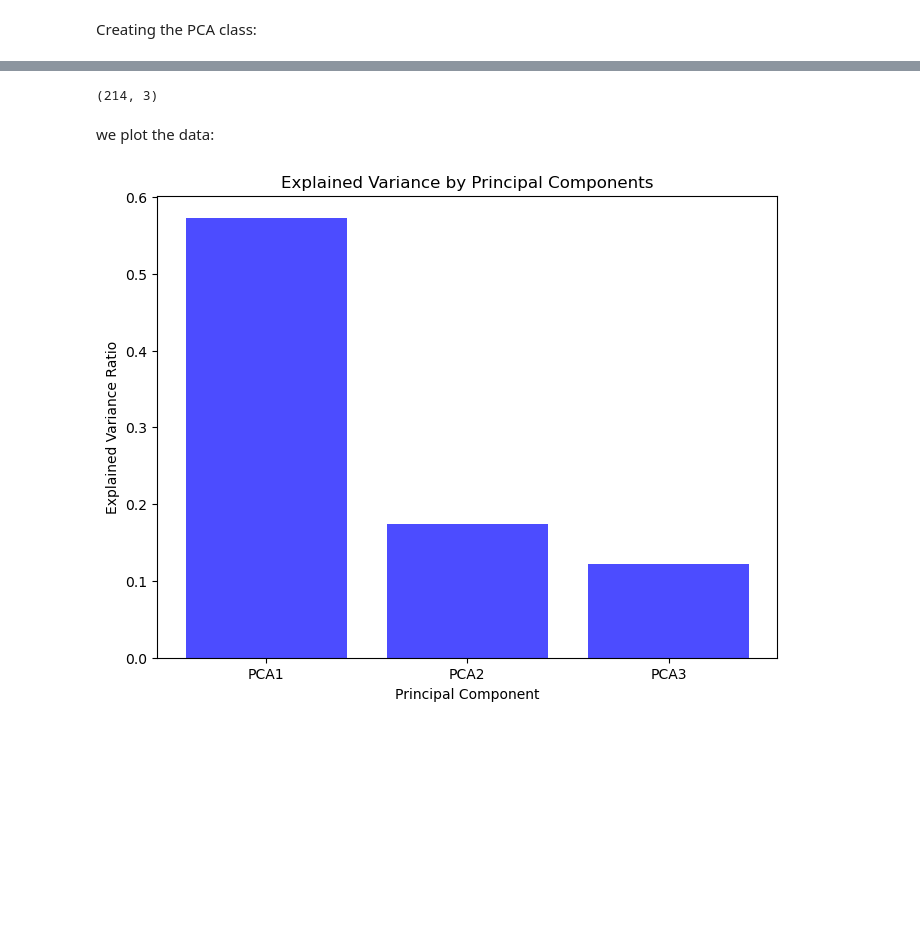
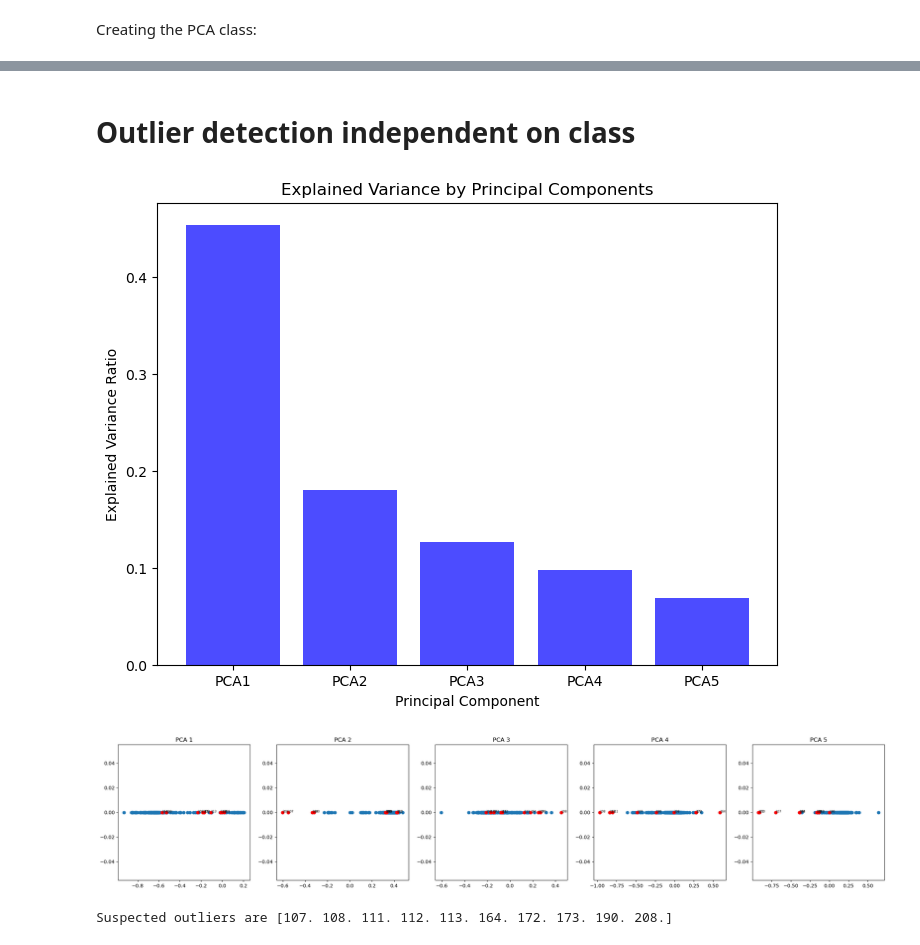
Before and after one commit to coxnevad/NTNU_TK8117_2025, a Jupyter notebook: advanced_week_02/group3/glass_pca_z_score.ipynb, the cells around one changed output, grey strips where cells are left out. Saved outputs shown, nothing was run; the diff lists cells and outputs as text; code cells hidden in the pictures; blank space fills up the shorter version.

```diff
--- a/advanced_week_02/group3/glass_pca_z_score.ipynb
+++ b/advanced_week_02/group3/glass_pca_z_score.ipynb
@@ -10,8 +10,12 @@ import matplotlib.pyplot as plt
 # %% [markdown]
 Loading the glass file from the "data folder"
 # %%
-glass_data = arff.loadarff('data/Glass_withoutdupl_norm.arff')
-df = pd.DataFrame(glass_data[0])
+glass_data = np.genfromtxt('data/glass.data', delimiter = ",")
 # %%
-print(df)
+print(f"Number \t RI \t Na \t Mg \t Al \t Si \t K \t Ca \t Ba \t Fe \t Type")
+
+#Normalizing the data
+
+normalized_data = (glass_data-glass_data.min(axis =0))/(glass_data.max(axis = 0)-glass_data.min(axis = 0))
+print(normalized_data)
 # %% [output]
@@ -124,10 +185,31 @@ Explained Variance:
-# %%
-X_transformed.shape
-# %% [output]
-(214, 3)
-# %% [markdown]
-we plot the data:
+# %% [markdown]
+# Outlier detection independent on class
 # %%
-pca.plot_explained_variance()
+pca2 = PCA(n_components=n_pc)
+pca2.fit(normalized_data[:,1:-1])
+x_transformed_2 = pca.transform(normalized_data[:,1:-1])
+
+pca2.plot_explained_variance()
+avg = np.average(x_transformed_2,axis = 0)
+
+std = np.std(x_transformed_2,axis = 0)
+
+z_score = np.absolute(((x_transformed_2-avg)/std))
+trueFalse = z_score >3.5
+
+outlier = np.any(trueFalse, axis = 1)
+fig, axes = plt.subplots(nrows = 1, ncols = n_pc, figsize = (28,5))
+for n in range(n_pc):
+        axes[n].set_title(f"PCA {n+1}")
+        axes[n].scatter(x_transformed_2[:,n], np.zeros(len(x_transformed_2[:,n])))
+        axes[n].scatter(x_transformed_2[outlier,n], np.zeros(len(x_transformed_2[outlier,n])), color = "r")
+        for name, cord in zip(glass_data[outlier,0],x_transformed_2[outlier,n]):
+            axes[n].annotate(str(int(name)),(cord, 0), size = 6 )
+
+plt.show()
+
+print(f'Suspected outliers are {glass_data[outlier,0]}')
 # %% [output]
-[figure, old version]
+[figure, new version]
+[figure, added]
+Suspected outliers are [107. 108. 111. 112. 113. 164. 172. 173. 190. 208.]
```
Also changed, not shown: parts of 15 cells of this notebook.
